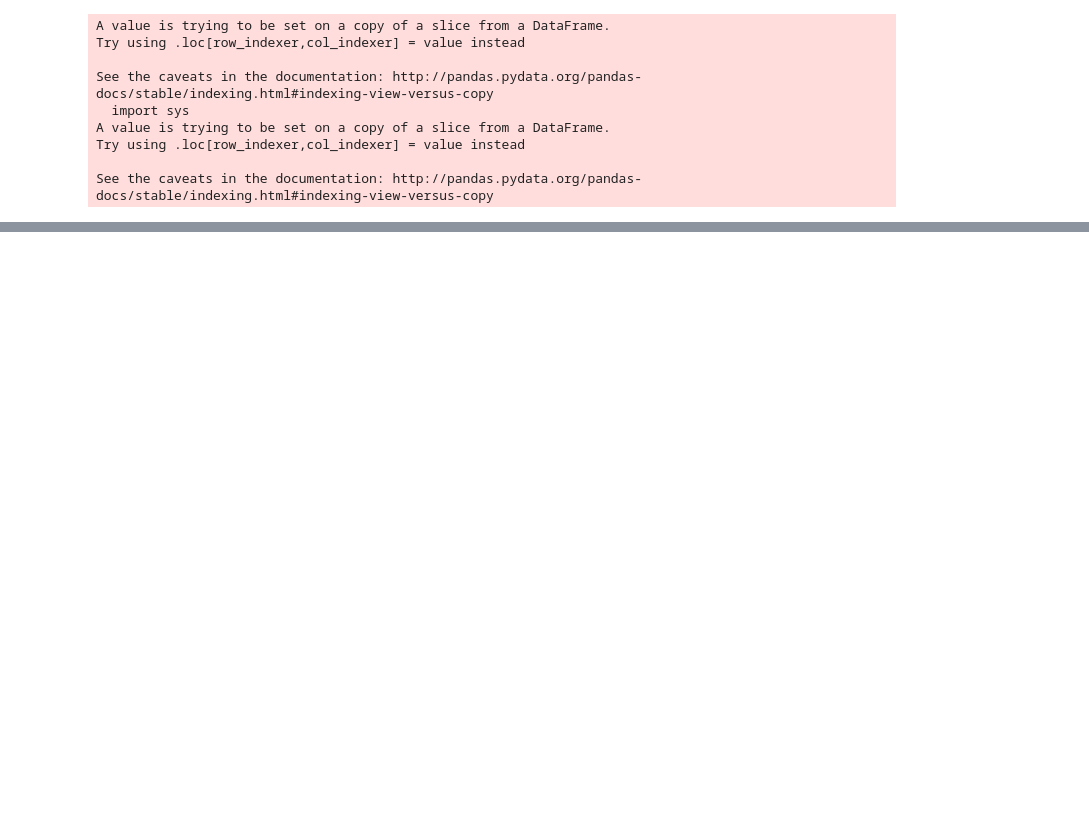
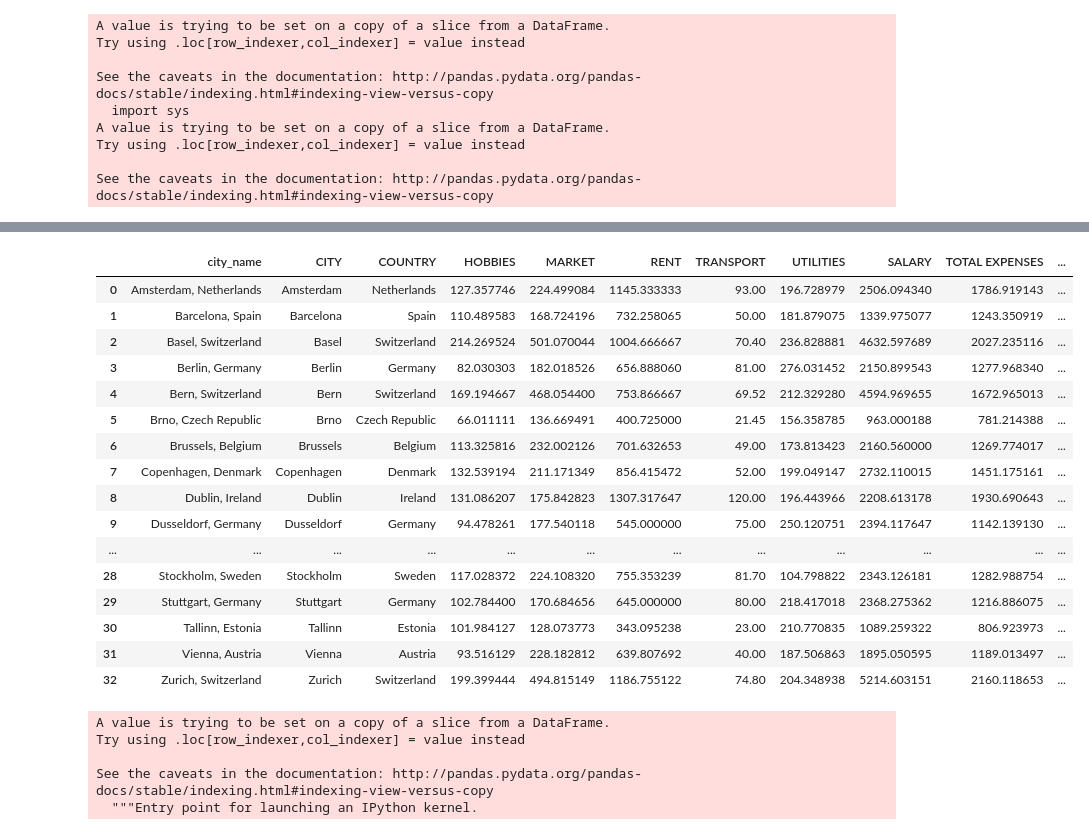
Before and after one commit to potoya/python-pandas-data-wrangling, a Jupyter notebook: Notebook 2 - Savings By Country.ipynb, the cells around one changed output, grey strips where cells are left out. Cells and saved outputs as stored; diff of their text form; code cells hidden in the pictures; blank space fills up the shorter version.

Commit message:
Cleansing of data
Cleansing of data for Tableau Import

```diff
--- a/Notebook 2 - Savings By Country.ipynb
+++ b/Notebook 2 - Savings By Country.ipynb
@@ -180,0 +156,4 @@ data
+# %%
+#Pivot dataframe
+data_pivoted = data.pivot(index = 'city_name', columns = 'item_type', values = 'avg_monthly_cost')
+data_pivoted
@@ -180,0 +179,3 @@ data
+# %%
+data = pd.DataFrame(data_pivoted.to_records())
+data
@@ -180,0 +200,21 @@ data
+# %%
+data[['CITY','COUNTRY']] = data.city_name.str.split(',', expand=True)
+data
+# %% [output]
+|  | city_name | CITY | COUNTRY | HOBBIES | MARKET | RENT | TRANSPORT | UTILITIES | SALARY | TOTAL EXPENSES | ... |
+| 0 | Amsterdam, Netherlands | Amsterdam | Netherlands | 127.357746 | 224.499084 | 1145.333333 | 93.00 | 196.728979 | 2506.094340 | 1786.919143 | ... |
+| 1 | Barcelona, Spain | Barcelona | Spain | 110.489583 | 168.724196 | 732.258065 | 50.00 | 181.879075 | 1339.975077 | 1243.350919 | ... |
+| 2 | Basel, Switzerland | Basel | Switzerland | 214.269524 | 501.070044 | 1004.666667 | 70.40 | 236.828881 | 4632.597689 | 2027.235116 | ... |
+| 3 | Berlin, Germany | Berlin | Germany | 82.030303 | 182.018526 | 656.888060 | 81.00 | 276.031452 | 2150.899543 | 1277.968340 | ... |
+| 4 | Bern, Switzerland | Bern | Switzerland | 169.194667 | 468.054400 | 753.866667 | 69.52 | 212.329280 | 4594.969655 | 1672.965013 | ... |
+| 5 | Brno, Czech Republic | Brno | Czech Republic | 66.011111 | 136.669491 | 400.725000 | 21.45 | 156.358785 | 963.000188 | 781.214388 | ... |
+| 6 | Brussels, Belgium | Brussels | Belgium | 113.325816 | 232.002126 | 701.632653 | 49.00 | 173.813423 | 2160.560000 | 1269.774017 | ... |
+| 7 | Copenhagen, Denmark | Copenhagen | Denmark | 132.539194 | 211.171349 | 856.415472 | 52.00 | 199.049147 | 2732.110015 | 1451.175161 | ... |
+| 8 | Dublin, Ireland | Dublin | Ireland | 131.086207 | 175.842823 | 1307.317647 | 120.00 | 196.443966 | 2208.613178 | 1930.690643 | ... |
+| 9 | Dusseldorf, Germany | Dusseldorf | Germany | 94.478261 | 177.540118 | 545.000000 | 75.00 | 250.120751 | 2394.117647 | 1142.139130 | ... |
+| ... | ... | ... | ... | ... | ... | ... | ... | ... | ... | ... | ... |
+| 28 | Stockholm, Sweden | Stockholm | Sweden | 117.028372 | 224.108320 | 755.353239 | 81.70 | 104.798822 | 2343.126181 | 1282.988754 | ... |
+| 29 | Stuttgart, Germany | Stuttgart | Germany | 102.784400 | 170.684656 | 645.000000 | 80.00 | 218.417018 | 2368.275362 | 1216.886075 | ... |
+| 30 | Tallinn, Estonia | Tallinn | Estonia | 101.984127 | 128.073773 | 343.095238 | 23.00 | 210.770835 | 1089.259322 | 806.923973 | ... |
+| 31 | Vienna, Austria | Vienna | Austria | 93.516129 | 228.182812 | 639.807692 | 40.00 | 187.506863 | 1895.050595 | 1189.013497 | ... |
+| 32 | Zurich, Switzerland | Zurich | Switzerland | 199.399444 | 494.815149 | 1186.755122 | 74.80 | 204.348938 | 5214.603151 | 2160.118653 | ... |
@@ -180,0 +224,9 @@ data
+# %%
+data['TOTAL EXPENSES'] = data.HOBBIES + data.MARKET + data.RENT + data.TRANSPORT + data.UTILITIES
+data['TOTAL SAVINGS'] = data.SALARY - data['TOTAL EXPENSES']
+# %% [output]
+A value is trying to be set on a copy of a slice from a DataFrame.
+Try using .loc[row_indexer,col_indexer] = value instead
+
+See the caveats in the documentation: http://pandas.pydata.org/pandas-docs/stable/indexing.html#indexing-view-versus-copy
+  """Entry point for launching an IPython kernel.
```
Also changed, not shown: parts of 13 cells of this notebook, 4 other files.
